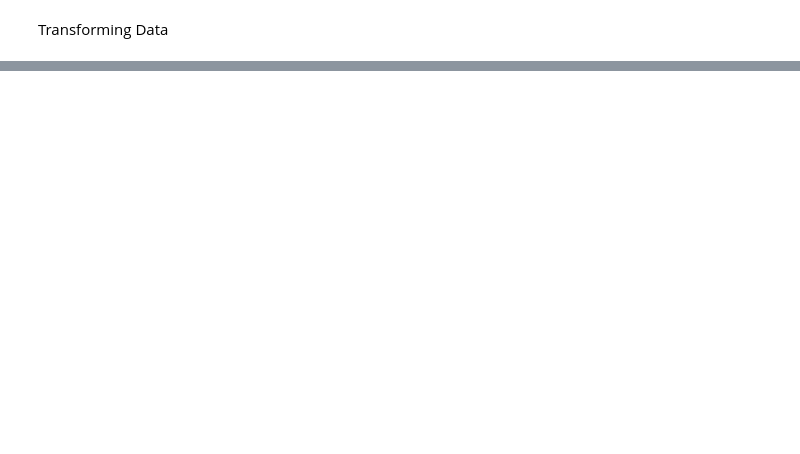
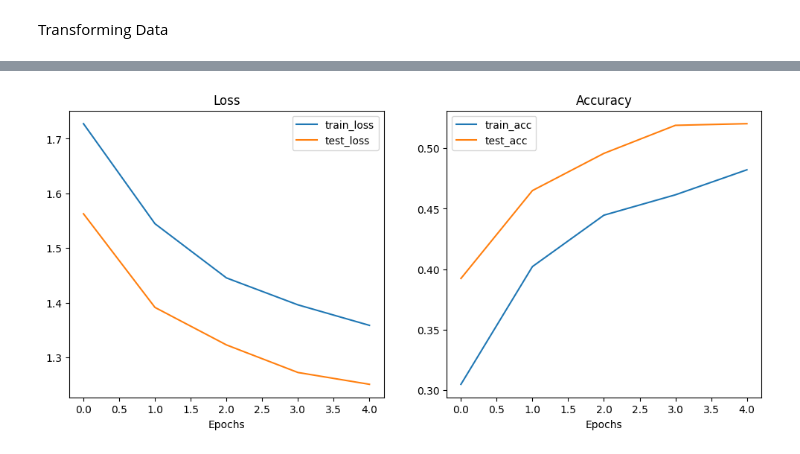
Before and after one commit to Sambarlasagna/Facial_Emotion_Recognition, a Jupyter notebook: model/model1.ipynb, the cells around one changed output, grey strips where cells are left out. Drawn from its saved outputs; the diff is of its cells as text; code cells hidden in the pictures; blank space fills up the shorter version.

```diff
--- a/model/model1.ipynb
+++ b/model/model1.ipynb
@@ -135,0 +322,20 @@ train_data,test_data
+# %%
+torch.manual_seed(42)
+torch.cuda.manual_seed(42)
+import time
+NUM_EPOCHS = 5
+
+loss_fn = nn.CrossEntropyLoss()
+optimizer =  torch.optim.Adam(params = model_1.parameters(),
+                              lr = 0.001)
+start_time = time.time()
+
+model_1_results = train(model = model_1,
+                        train_dataloader = train_loader,
+                        test_dataloader = test_loader,
+                        optimizer = optimizer,
+                        loss_fn = loss_fn,
+                        epochs = NUM_EPOCHS,
+                        device = device)
+end_time = time.time()
+print(f"Total training time: {end_time-start_time: .3f} seconds")
@@ -135,0 +349,37 @@ train_data,test_data
+# %%
+import matplotlib.pyplot as plt
+def plot_loss_curves(results: dict):
+  """
+  Returns separate loss curves for training and test metrics.
+  """
+  #get loss values from results
+  train_loss = results["train_loss"]
+  test_loss = results["test_loss"]
+
+  #get acc values from results
+  train_acc = results["train_acc"]
+  test_acc = results["test_acc"]
+
+  #figure out number of epochs
+  epochs = range(len(results["train_loss"]))
+
+  #plot loss
+  plt.figure(figsize=(12,5))
+  plt.subplot(1,2,1)
+  plt.plot(epochs,train_loss,label="train_loss")
+  plt.plot(epochs,test_loss,label="test_loss")
+  plt.title("Loss")
+  plt.xlabel("Epochs")
+  plt.legend()
+
+  #plot acc
+  plt.subplot(1,2,2)
+  plt.plot(epochs,train_acc,label="train_acc")
+  plt.plot(epochs,test_acc,label="test_acc")
+  plt.title("Accuracy")
+  plt.xlabel("Epochs")
+  plt.legend()
+  plt.show()
+plot_loss_curves(model_1_results)
+# %% [output]
+[figure, added]
```
Also changed, not shown: parts of 16 cells of this notebook.
